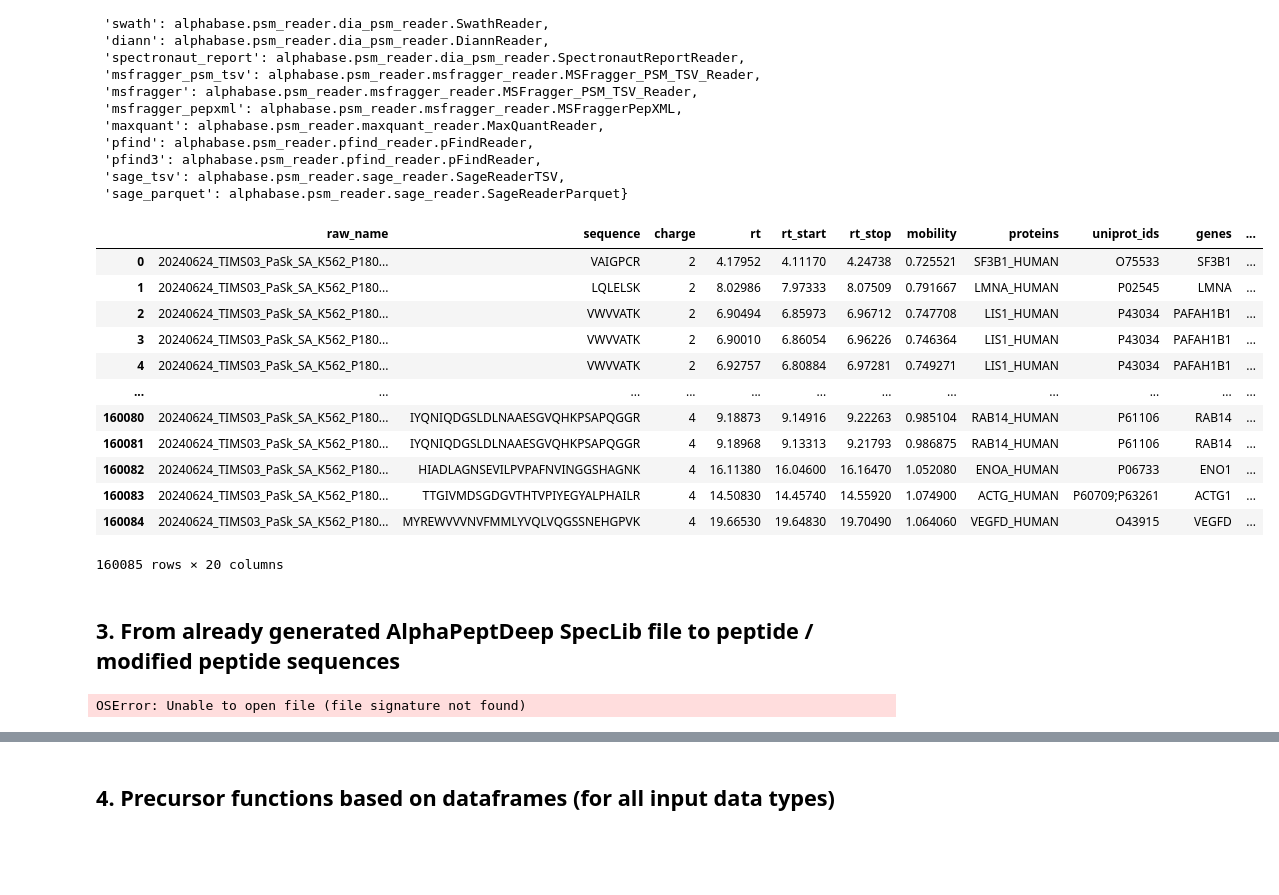
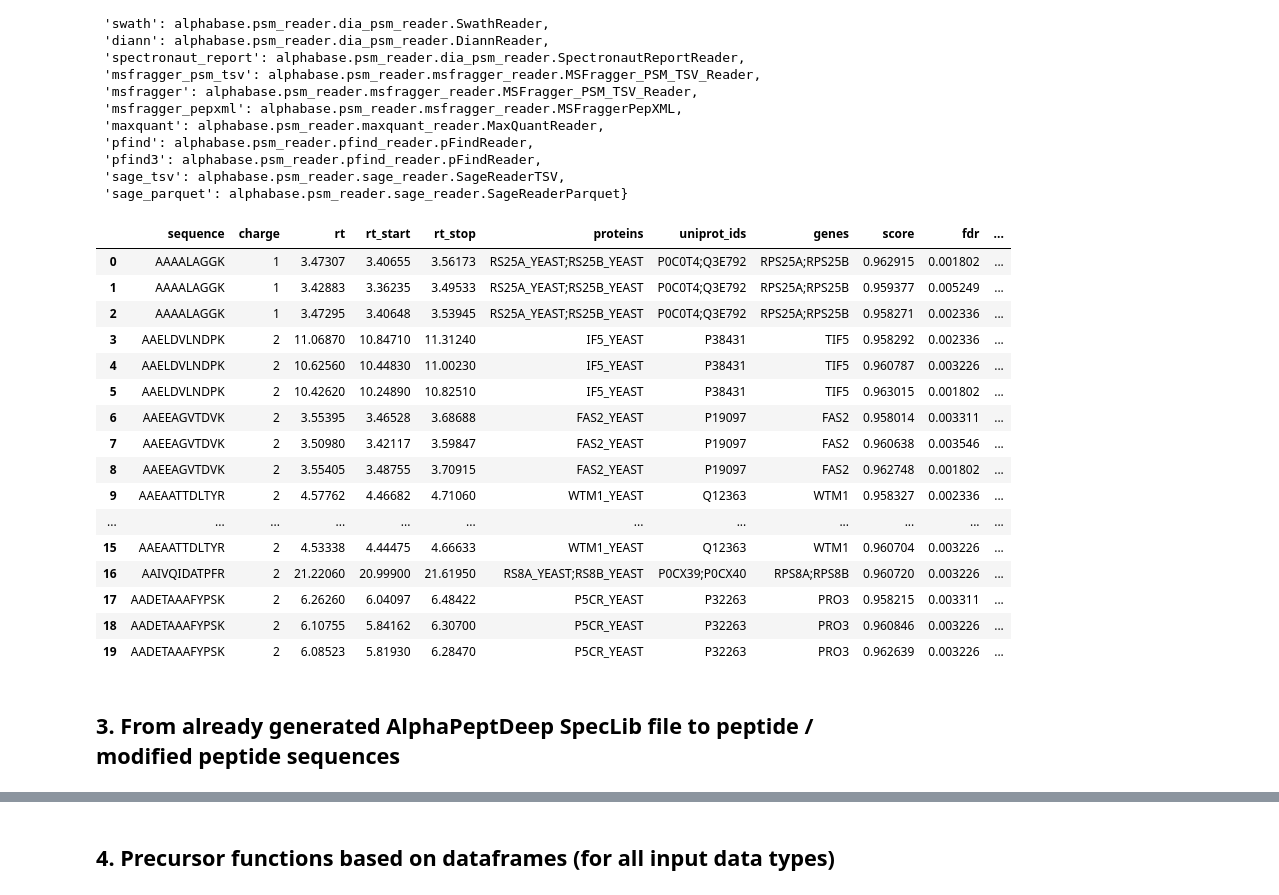
Before and after one commit to MannLabs/alphabase, a Jupyter notebook: docs/tutorials/tutorial_basic_functionalities.ipynb, the cells around one changed output, grey strips where cells are left out. Cells and saved outputs as stored; diff of their text form; code cells hidden in the pictures; blank space fills up the shorter version.

Commit message:
#190 add small sample testing data

```diff
--- a/docs/tutorials/tutorial_basic_functionalities.ipynb
+++ b/docs/tutorials/tutorial_basic_functionalities.ipynb
@@ -197,35 +181,29 @@ psm_reader_provider.reader_dict
 # %%
 """
 DIA-NN does not provide the m/zs for precursors and fragments by default. Therefore, you might want to calculate the MS
 coordinates yourself based on the (modified) peptide sequences as illustraded below.
 """
 
-tsv_file = "/Users/patriciaskowronek/Documents/alphaBase_text_data/21min_200ng_syP_2equiScans_wide_lib_free.tsv"
+tsv_file = "data/sample_diann_report.tsv"
 diann_psm_df  = psm_reader_provider.get_reader('diann').import_file(tsv_file)
 diann_psm_df
 # %% [output]
-|  | raw_name | sequence | charge | rt | rt_start | rt_stop | mobility | proteins | uniprot_ids | genes | ... |
-| 0 | 20240624_TIMS03_PaSk_SA_K562_P180... | VAIGPCR | 2 | 4.17952 | 4.11170 | 4.24738 | 0.725521 | SF3B1_HUMAN | O75533 | SF3B1 | ... |
-| 1 | 20240624_TIMS03_PaSk_SA_K562_P180... | LQLELSK | 2 | 8.02986 | 7.97333 | 8.07509 | 0.791667 | LMNA_HUMAN | P02545 | LMNA | ... |
-| 2 | 20240624_TIMS03_PaSk_SA_K562_P180... | VWVVATK | 2 | 6.90494 | 6.85973 | 6.96712 | 0.747708 | LIS1_HUMAN | P43034 | PAFAH1B1 | ... |
-| 3 | 20240624_TIMS03_PaSk_SA_K562_P180... | VWVVATK | 2 | 6.90010 | 6.86054 | 6.96226 | 0.746364 | LIS1_HUMAN | P43034 | PAFAH1B1 | ... |
-| 4 | 20240624_TIMS03_PaSk_SA_K562_P180... | VWVVATK | 2 | 6.92757 | 6.80884 | 6.97281 | 0.749271 | LIS1_HUMAN | P43034 | PAFAH1B1 | ... |
+|  | sequence | charge | rt | rt_start | rt_stop | proteins | uniprot_ids | genes | score | fdr | ... |
+| 0 | AAAALAGGK | 1 | 3.47307 | 3.40655 | 3.56173 | RS25A_YEAST;RS25B_YEAST | P0C0T4;Q3E792 | RPS25A;RPS25B | 0.962915 | 0.001802 | ... |
+| 1 | AAAALAGGK | 1 | 3.42883 | 3.36235 | 3.49533 | RS25A_YEAST;RS25B_YEAST | P0C0T4;Q3E792 | RPS25A;RPS25B | 0.959377 | 0.005249 | ... |
+| 2 | AAAALAGGK | 1 | 3.47295 | 3.40648 | 3.53945 | RS25A_YEAST;RS25B_YEAST | P0C0T4;Q3E792 | RPS25A;RPS25B | 0.958271 | 0.002336 | ... |
+| 3 | AAELDVLNDPK | 2 | 11.06870 | 10.84710 | 11.31240 | IF5_YEAST | P38431 | TIF5 | 0.958292 | 0.002336 | ... |
+| 4 | AAELDVLNDPK | 2 | 10.62560 | 10.44830 | 11.00230 | IF5_YEAST | P38431 | TIF5 | 0.960787 | 0.003226 | ... |
+| 5 | AAELDVLNDPK | 2 | 10.42620 | 10.24890 | 10.82510 | IF5_YEAST | P38431 | TIF5 | 0.963015 | 0.001802 | ... |
+| 6 | AAEEAGVTDVK | 2 | 3.55395 | 3.46528 | 3.68688 | FAS2_YEAST | P19097 | FAS2 | 0.958014 | 0.003311 | ... |
+| 7 | AAEEAGVTDVK | 2 | 3.50980 | 3.42117 | 3.59847 | FAS2_YEAST | P19097 | FAS2 | 0.960638 | 0.003546 | ... |
+| 8 | AAEEAGVTDVK | 2 | 3.55405 | 3.48755 | 3.70915 | FAS2_YEAST | P19097 | FAS2 | 0.962748 | 0.001802 | ... |
+| 9 | AAEAATTDLTYR | 2 | 4.57762 | 4.46682 | 4.71060 | WTM1_YEAST | Q12363 | WTM1 | 0.958327 | 0.002336 | ... |
 | ... | ... | ... | ... | ... | ... | ... | ... | ... | ... | ... | ... |
-| 160080 | 20240624_TIMS03_PaSk_SA_K562_P180... | IYQNIQDGSLDLNAAESGVQHKPSAPQGGR | 4 | 9.18873 | 9.14916 | 9.22263 | 0.985104 | RAB14_HUMAN | P61106 | RAB14 | ... |
-| 160081 | 20240624_TIMS03_PaSk_SA_K562_P180... | IYQNIQDGSLDLNAAESGVQHKPSAPQGGR | 4 | 9.18968 | 9.13313 | 9.21793 | 0.986875 | RAB14_HUMAN | P61106 | RAB14 | ... |
-| 160082 | 20240624_TIMS03_PaSk_SA_K562_P180... | HIADLAGNSEVILPVPAFNVINGGSHAGNK | 4 | 16.11380 | 16.04600 | 16.16470 | 1.052080 | ENOA_HUMAN | P06733 | ENO1 | ... |
-| 160083 | 20240624_TIMS03_PaSk_SA_K562_P180... | TTGIVMDSGDGVTHTVPIYEGYALPHAILR | 4 | 14.50830 | 14.45740 | 14.55920 | 1.074900 | ACTG_HUMAN | P60709;P63261 | ACTG1 | ... |
-| 160084 | 20240624_TIMS03_PaSk_SA_K562_P180... | MYREWVVVNVFMMLYVQLVQGSSNEHGPVK | 4 | 19.66530 | 19.64830 | 19.70490 | 1.064060 | VEGFD_HUMAN | O43915 | VEGFD | ... |
+| 15 | AAEAATTDLTYR | 2 | 4.53338 | 4.44475 | 4.66633 | WTM1_YEAST | Q12363 | WTM1 | 0.960704 | 0.003226 | ... |
+| 16 | AAIVQIDATPFR | 2 | 21.22060 | 20.99900 | 21.61950 | RS8A_YEAST;RS8B_YEAST | P0CX39;P0CX40 | RPS8A;RPS8B | 0.960720 | 0.003226 | ... |
+| 17 | AADETAAAFYPSK | 2 | 6.26260 | 6.04097 | 6.48422 | P5CR_YEAST | P32263 | PRO3 | 0.958215 | 0.003311 | ... |
+| 18 | AADETAAAFYPSK | 2 | 6.10755 | 5.84162 | 6.30700 | P5CR_YEAST | P32263 | PRO3 | 0.960846 | 0.003226 | ... |
+| 19 | AADETAAAFYPSK | 2 | 6.08523 | 5.81930 | 6.28470 | P5CR_YEAST | P32263 | PRO3 | 0.962639 | 0.003226 | ... |
-160085 rows × 20 columns
 # %% [markdown]
 ## 3. From already generated AlphaPeptDeep SpecLib file to peptide / modified peptide sequences
-# %%
-from alphabase.spectral_library.reader import SWATHLibraryReader
-
-# @Feng: What kind of library file do I need to load it with this reader? Is this the function you were speaking about?
-alphapeptdeep_lib_file = "/Users/patriciaskowronek/Documents/alphaBase_text_data/jakob_library.speclib.tsv"
-
-alphapeptdeep_lib = psm_reader_provider.get_reader('alphapept').import_file(alphapeptdeep_lib_file)
-alphapeptdeep_lib
-# %% [output]
-OSError: Unable to open file (file signature not found)
```
Also changed, not shown: parts of 19 cells of this notebook, 5 other files.
